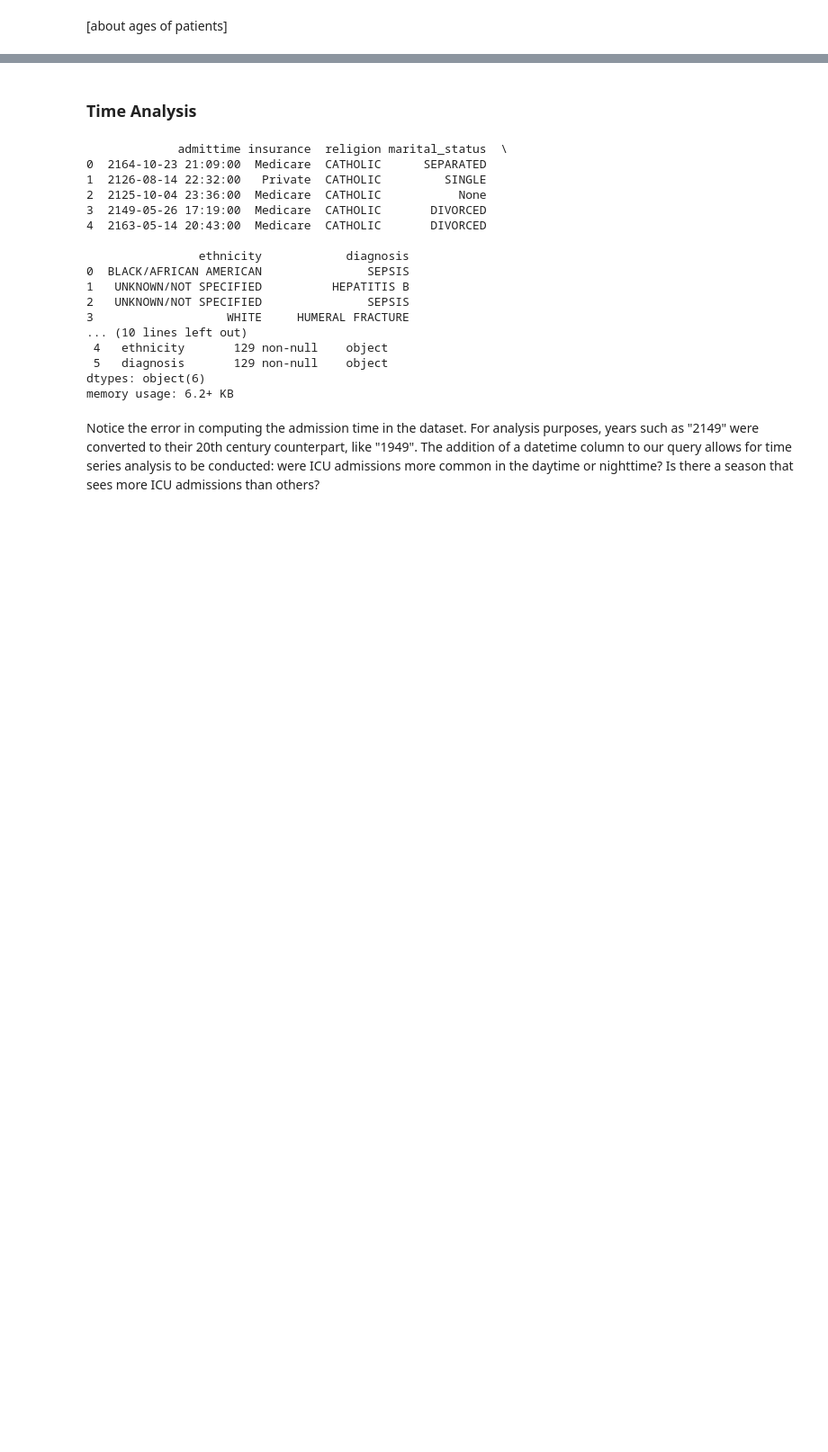
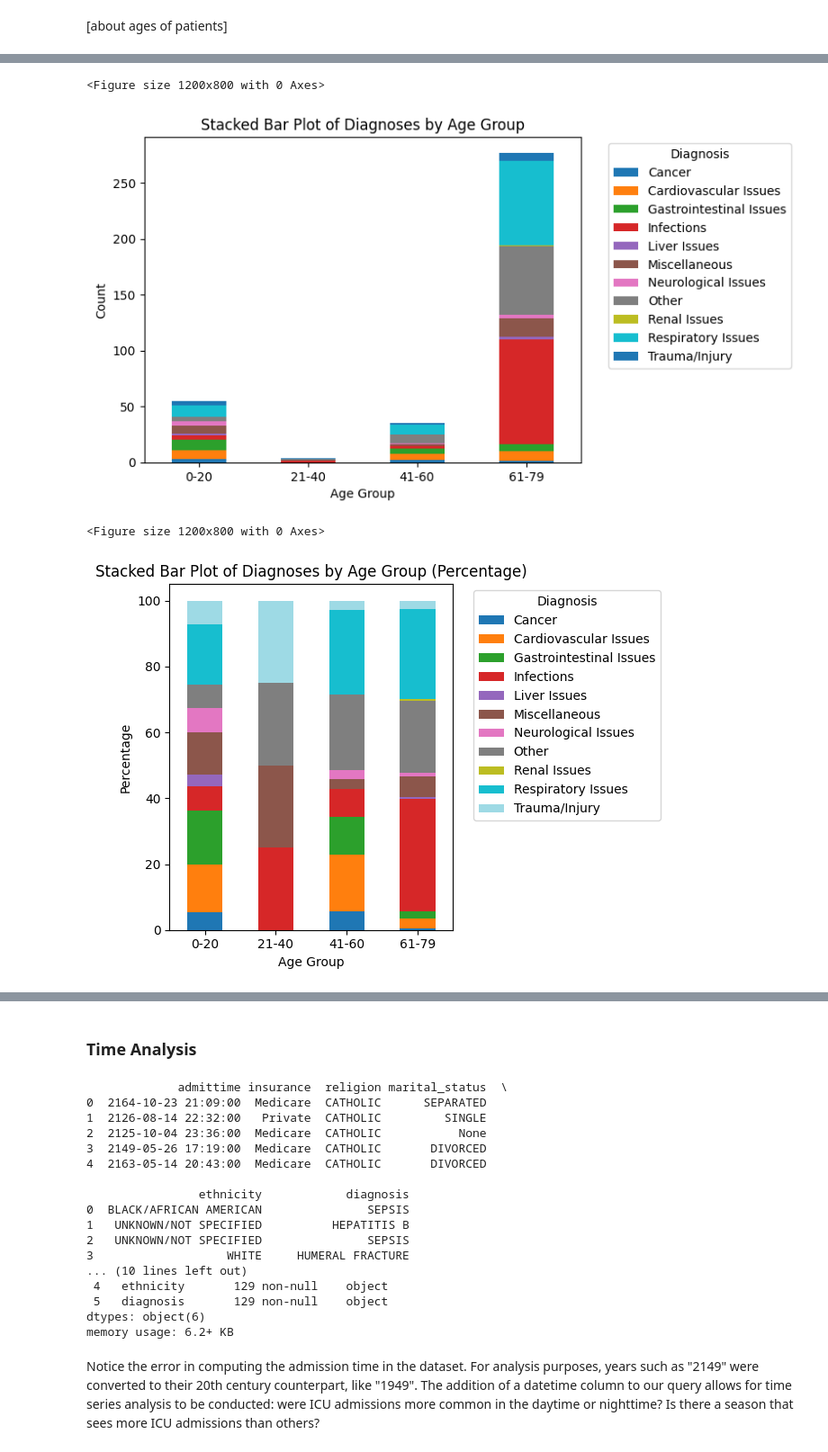
Before and after one commit to punstack/Health-Care-Analytics, a Jupyter notebook: eda.ipynb, the cells around one changed output, grey strips where cells are left out. Shown at 90% size. Cells and saved outputs as stored; diff of their text form; code cells hidden in the pictures; blank space fills up the shorter version.

Commit message:
Added a function in query file to bin the diagnoses into more general categories for analysis, added more graphs to eda file

```diff
--- a/eda.ipynb
+++ b/eda.ipynb
@@ -290,0 +254,27 @@ plt.show()
+# %%
+df_b['age_group'] = pd.cut(df_b['age'], bins=[0, 20, 40, 60, 80], labels=['0-20', '21-40', '41-60', '61-79'])
+age_diagnosis_counts = df_b.groupby(['age_group', 'diagnosis_category'], observed = False).size().unstack().fillna(0)
+age_diagnosis_percents = age_diagnosis_counts.div(age_diagnosis_counts.sum(axis=1), axis=0) * 100
+
+plt.figure(figsize=(12, 8))
+age_diagnosis_counts.plot(kind='bar', stacked=True)
+plt.title('Stacked Bar Plot of Diagnoses by Age Group')
+plt.xlabel('Age Group')
+plt.ylabel('Count')
+plt.legend(title='Diagnosis', bbox_to_anchor=(1.05, 1), loc='upper left')
+plt.xticks(rotation=0)
+
+plt.figure(figsize=(12, 8))
+age_diagnosis_percents.plot(kind='bar', stacked=True, colormap='tab20')
+plt.title('Stacked Bar Plot of Diagnoses by Age Group (Percentage)')
+plt.xlabel('Age Group')
+plt.ylabel('Percentage')
+plt.legend(title='Diagnosis', bbox_to_anchor=(1.05, 1), loc='upper left')
+plt.xticks(rotation=0)
+plt.tight_layout()
+plt.show()
+# %% [output]
+<Figure size 1200x800 with 0 Axes>
+[figure, added]
+<Figure size 1200x800 with 0 Axes>
+[figure, added]
```
Also changed, not shown: parts of 10 cells of this notebook, 1 other file.
